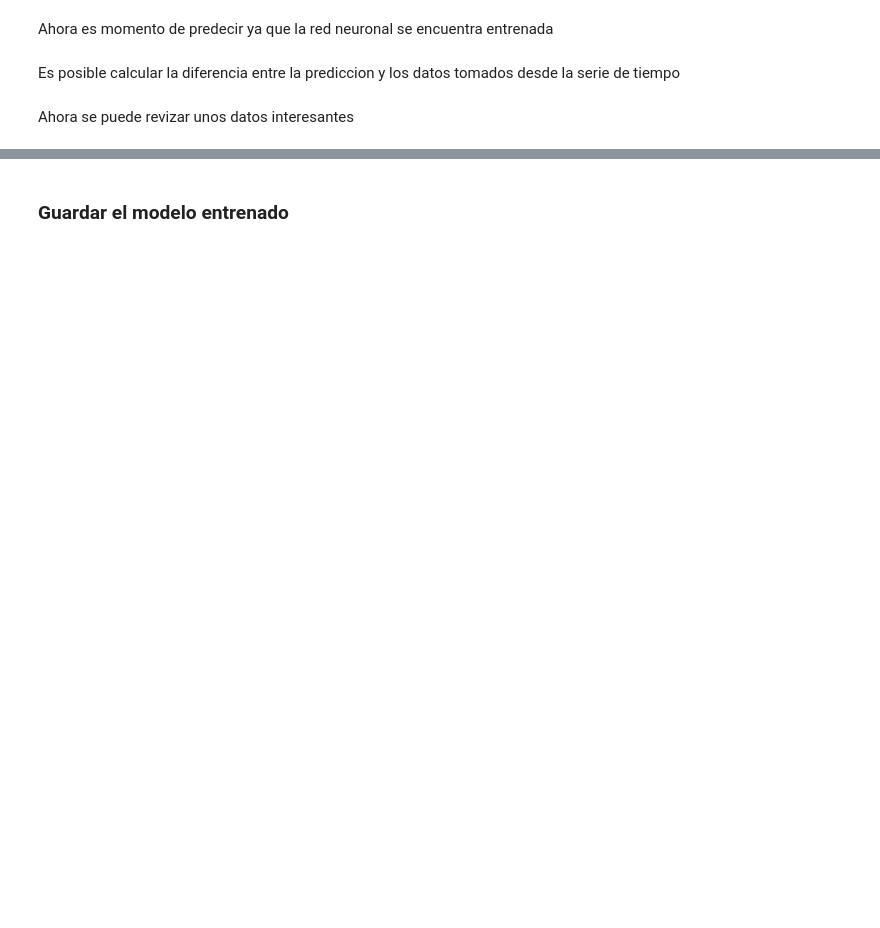
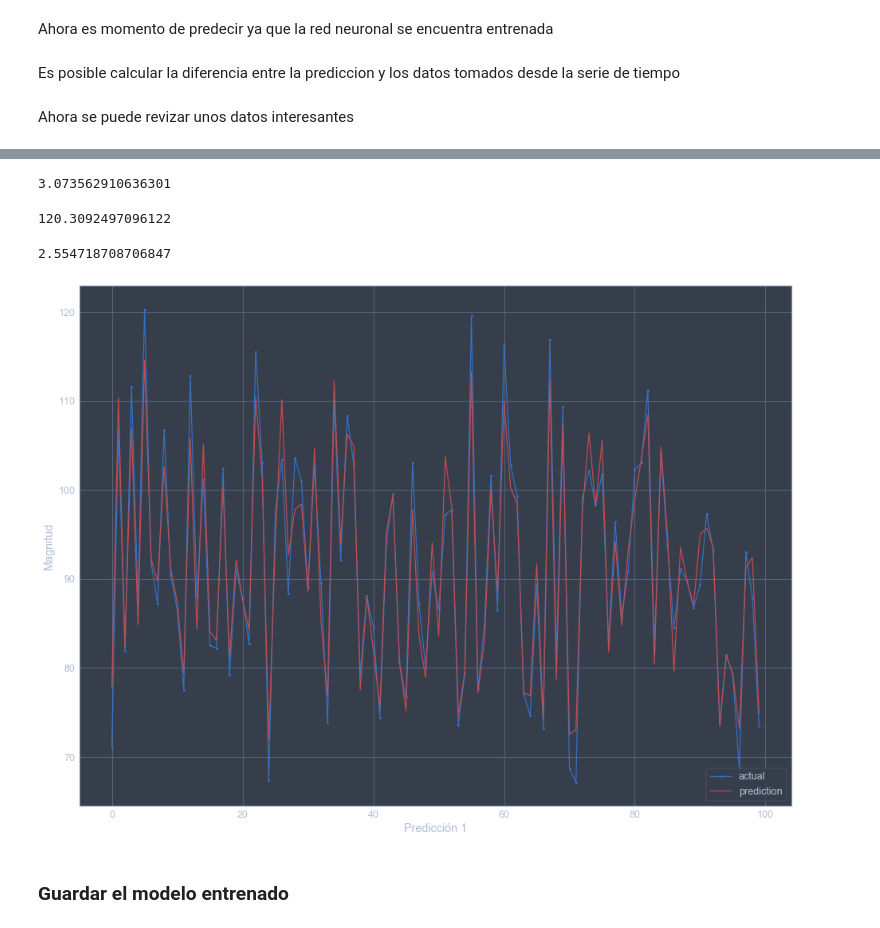
Before and after one commit to Miguel-RM/Proyecto-Final, a Jupyter notebook: Earlystopping.ipynb, the cells around one changed output, grey strips where cells are left out. Cells and saved outputs as stored; diff of their text form; code cells hidden in the pictures; blank space fills up the shorter version.

```diff
--- a/Earlystopping.ipynb
+++ b/Earlystopping.ipynb
@@ -57,6 +58,8 @@ memory usage: 6.3+ KB
 La serie de tiempo es tomada desde la columna value
 # %%
 serie = TS.Value
+mean = serie.mean()
+std = serie.std()
 # %% [markdown]
 Se pueden revizar su media, su maximo, su minimo, y su promedio
 # %%
@@ -179,3 +184,27 @@ _ = plt.ylabel("Count")
+# %%
+ERR = np.sqrt(mean_squared_error(Y_inv,Y_pred_inv))
+ERR
+# %% [output]
+3.073562910636301
+# %%
+print(Y_inv.max())
+ERR*100/Y_inv.max()
+# %% [output]
+120.3092497096122
+2.554718708706847
+# %%
+Y_inv = y_test*std + mean
+Y_pred_inv = y_predic*std + mean
+
+plt.figure(figsize=(16, 12))
+plt.xlabel('Predicción 1')
+plt.ylabel('Magnitud')
+plt.plot(Y_inv[:, 0],marker='.', label="actual")
+plt.plot(Y_pred_inv[:, 0], 'r', label="prediction")
+plt.legend(loc="lower right")
+plt.show()
+# %% [output]
+[figure, added]
 # %% [markdown]
 <h3>Guardar el modelo entrenado </h3>
 # %%
```
Also changed, not shown: parts of 9 cells of this notebook, 7 other files.
